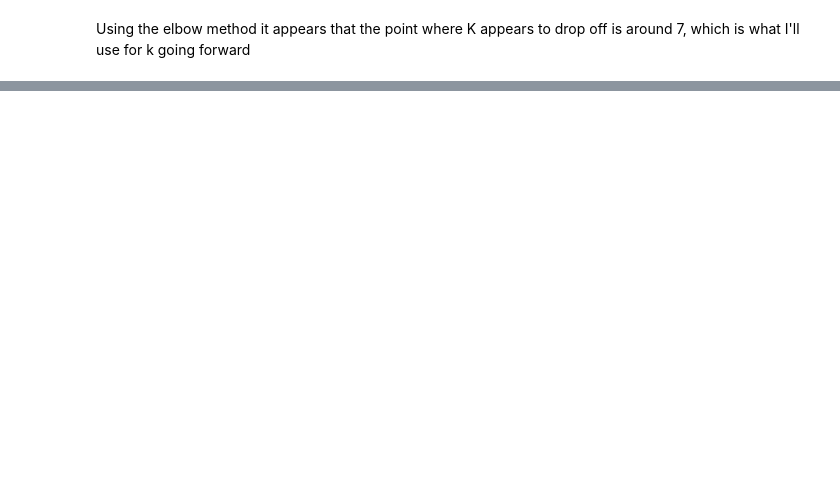
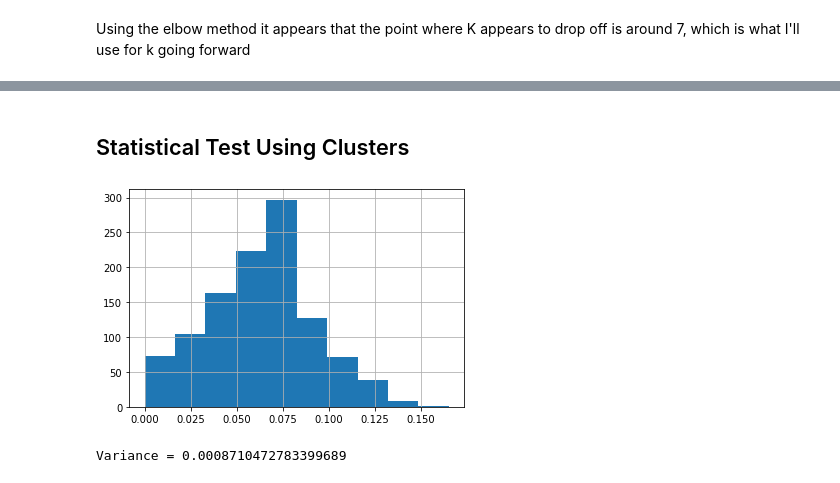
Before and after one commit to Jason-R-Turner/food-nutrient-clustering-project, a Jupyter notebook: rough_draft_food_project.ipynb, the cells around one changed output, grey strips where cells are left out. Saved outputs shown, nothing was run; the diff lists cells and outputs as text; code cells hidden in the pictures; blank space fills up the shorter version.

```diff
--- a/rough_draft_food_project.ipynb
+++ b/rough_draft_food_project.ipynb
@@ -679,0 +882,18 @@ KeyError: 'centroid_scaled_latitude'
+# %% [markdown]
+## Statistical Test Using Clusters
+# %%
+cluster_0 = scaled_train[scaled_train.cluster == 0]['Energy (kcal)']
+cluster_1 = scaled_train[scaled_train.cluster == 1]['Energy (kcal)']
+cluster_2 = scaled_train[scaled_train.cluster == 2]['Energy (kcal)']
+cluster_3 = scaled_train[scaled_train.cluster == 3]['Energy (kcal)']
+cluster_4 = scaled_train[scaled_train.cluster == 4]['Energy (kcal)']
+cluster_5 = scaled_train[scaled_train.cluster == 5]['Energy (kcal)']
+cluster_6 = scaled_train[scaled_train.cluster == 6]['Energy (kcal)']
+# %%
+cluster_0.hist()
+plt.show()
+
+print(f'Variance is {cluster_0.var()}')
+# %% [output]
+[figure, added]
+Variance = 0.0008710472783399689
```
Also changed, not shown: parts of 65 cells of this notebook, 2 other files.
